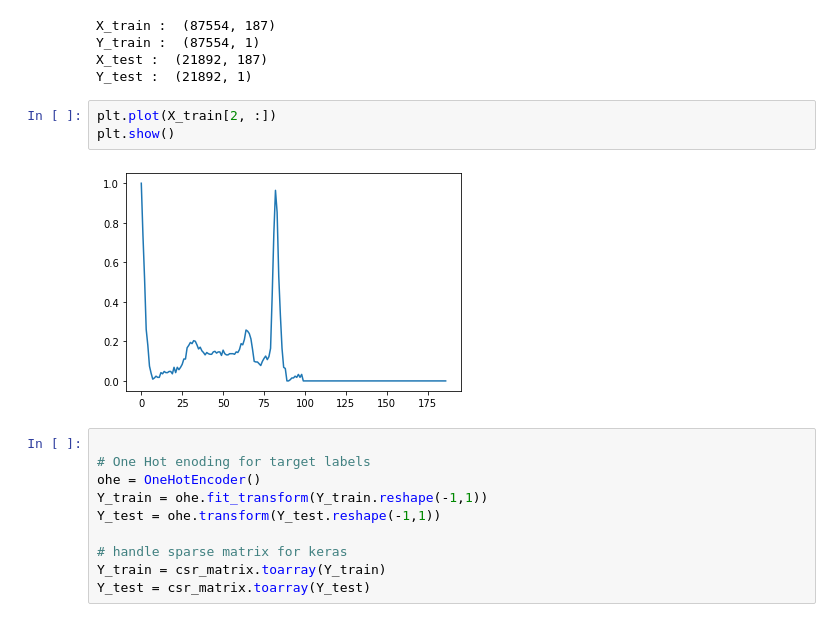
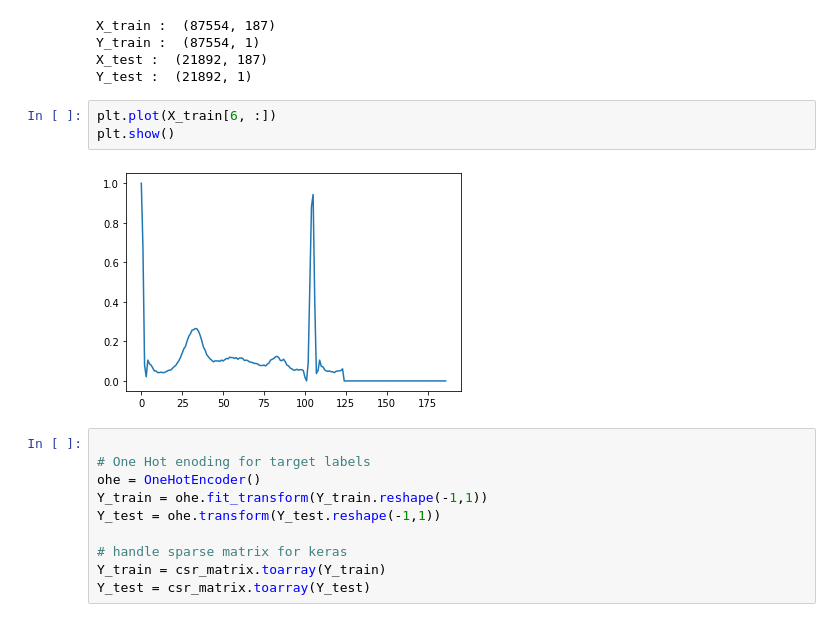
Before and after one commit to alirezash97/Cardio, a Jupyter notebook: phase_2.ipynb, the cells around one changed output. Cells and saved outputs as stored; diff of their text form.

```diff
--- a/phase_2.ipynb
+++ b/phase_2.ipynb
@@ -59,10 +60,10 @@ Y_train :  (87554, 1)
 X_test :  (21892, 187)
 Y_test :  (21892, 1)
 # %%
-plt.plot(X_train[2, :])
+plt.plot(X_train[6, :])
 plt.show()
 # %% [output]
-[figure, old version]
+[figure, new version]
 # %%
 
 # One Hot enoding for target labels
```
Also changed, not shown: parts of 12 cells of this notebook.
